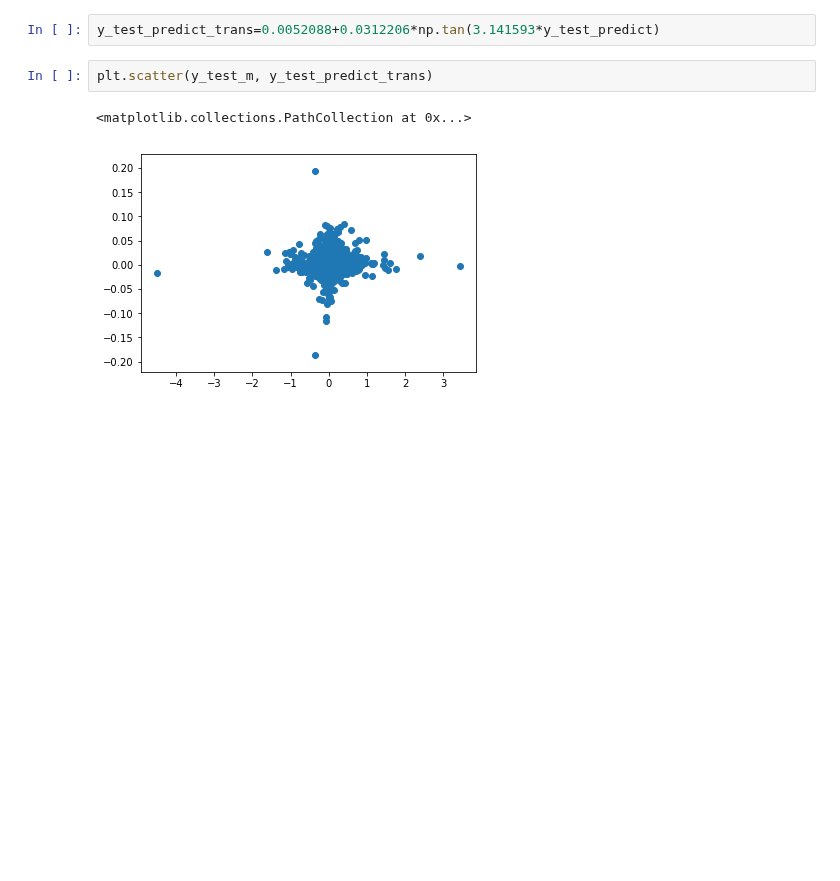
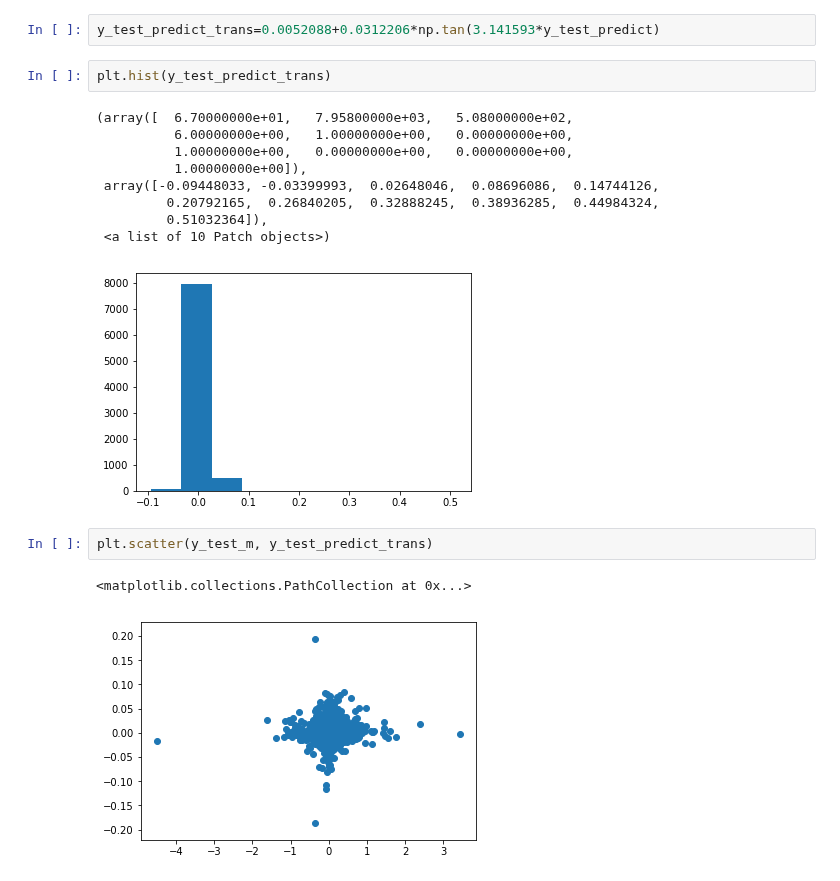
Before and after one commit to Rogue-Y/kaggle-zillow, a Jupyter notebook: Predict trial.ipynb, the cells around one changed output. Drawn from its saved outputs; the diff is of its cells as text; blank space fills up the shorter version.

```diff
--- a/Predict trial.ipynb
+++ b/Predict trial.ipynb
@@ -46,5 +129,17 @@ y_test_predict = rfclassifier.predict(X_test_m)
 # %%
 y_test_predict_trans=0.0052088+0.0312206*np.tan(3.141593*y_test_predict)
+# %%
+plt.hist(y_test_predict_trans)
+# %% [output]
+(array([  6.70000000e+01,   7.95800000e+03,   5.08000000e+02,
+          6.00000000e+00,   1.00000000e+00,   0.00000000e+00,
+          1.00000000e+00,   0.00000000e+00,   0.00000000e+00,
+          1.00000000e+00]),
+ array([-0.09448033, -0.03399993,  0.02648046,  0.08696086,  0.14744126,
+         0.20792165,  0.26840205,  0.32888245,  0.38936285,  0.44984324,
+         0.51032364]),
+ <a list of 10 Patch objects>)
+[figure, added]
 # %%
 plt.scatter(y_test_m, y_test_predict_trans)
 # %% [output]
```
Also changed, not shown: parts of 9 cells of this notebook.
